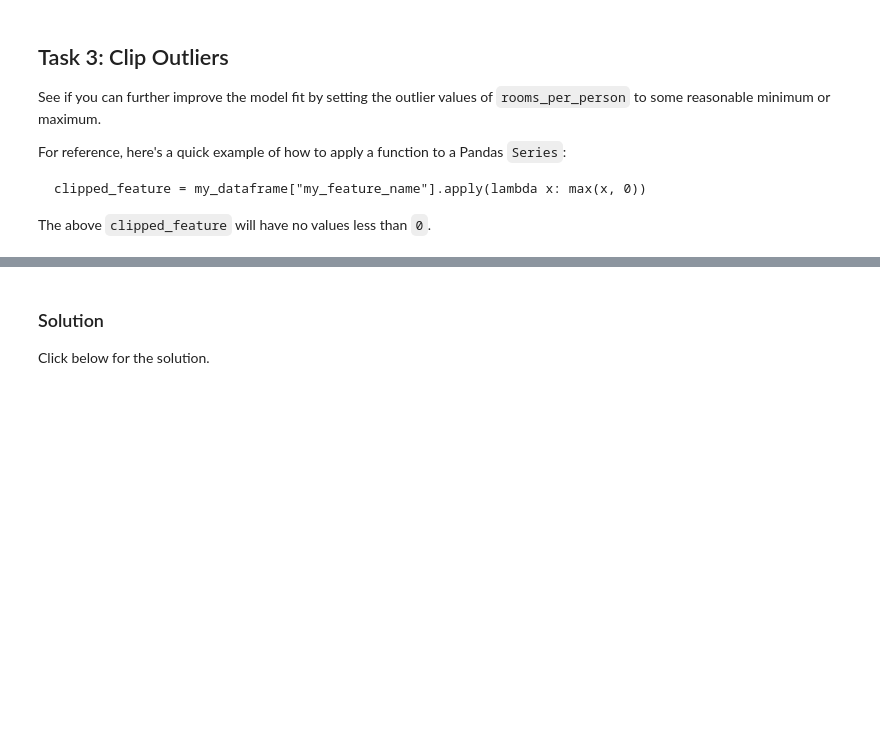
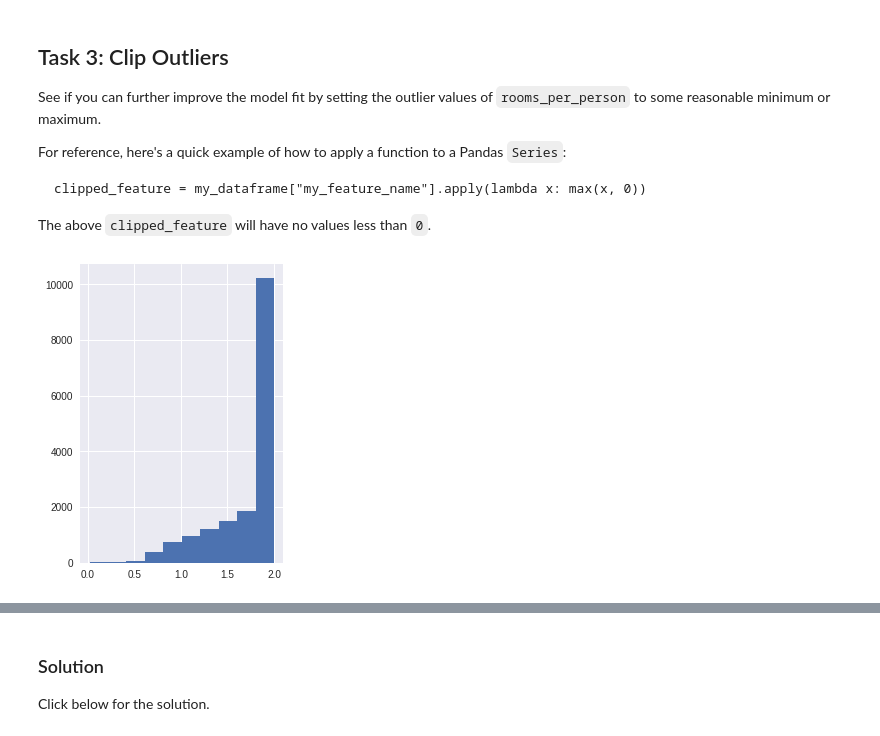
Before and after one commit to maxwellmckinnon/GoogleMLCrashCourse, a Jupyter notebook: synthetic_features_and_outliers.ipynb, the cells around one changed output, grey strips where cells are left out. Cells and saved outputs as stored; diff of their text form; code cells hidden in the pictures; blank space fills up the shorter version.

```diff
--- a/synthetic_features_and_outliers.ipynb
+++ b/synthetic_features_and_outliers.ipynb
@@ -325,0 +346,8 @@ The above `clipped_feature` will have no values less than `0`.
+# %%
+# YOUR CODE HERE
+clipped_rooms = california_housing_dataframe['rooms_per_person'].apply(lambda x: (min(x, 2)))
+
+plt.subplot(1, 2, 2)
+_ = clipped_rooms.hist()
+# %% [output]
+[figure, added]
```
Also changed, not shown: parts of 10 cells of this notebook.
